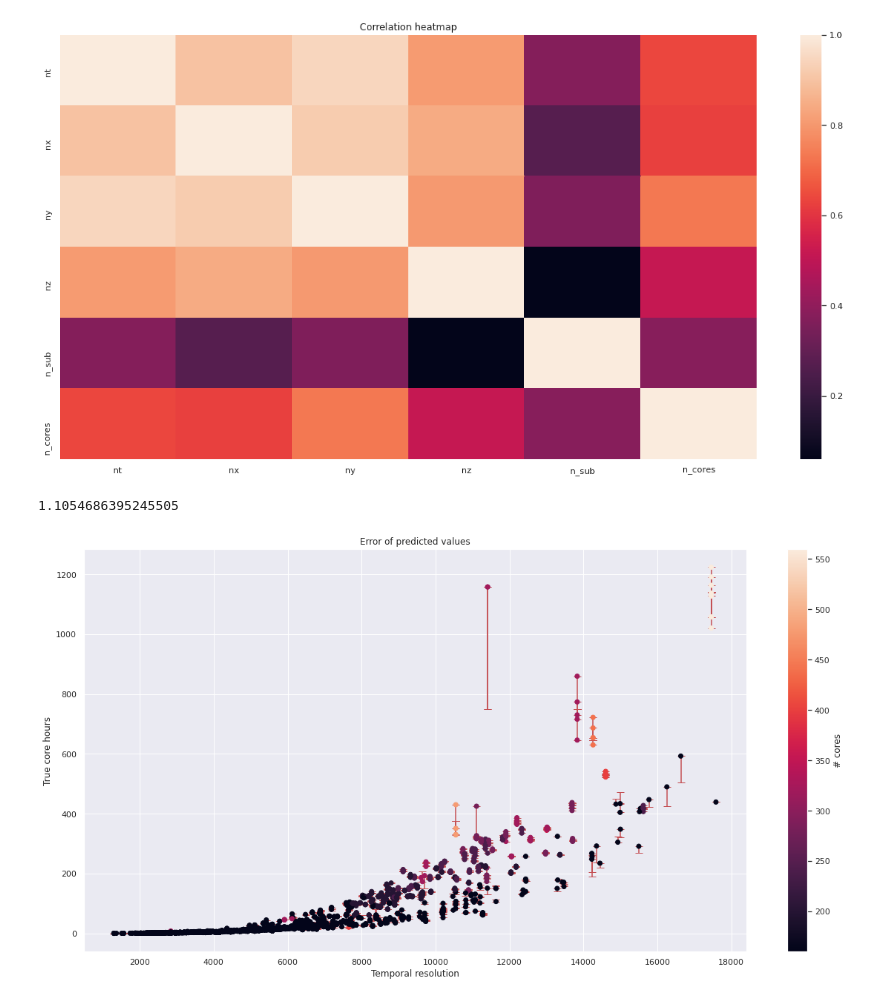
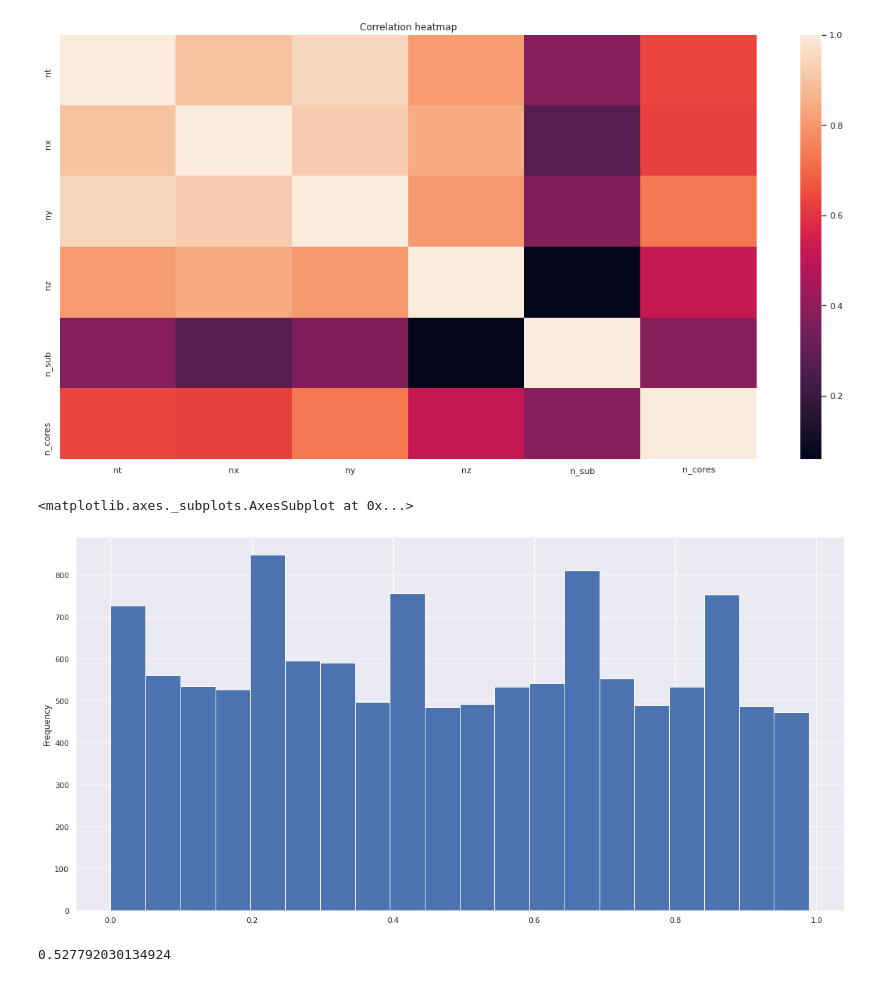
Before and after one commit to neon-ninja/nzrse_hackathon_2020, a Jupyter notebook: train.ipynb, the cells around one changed output. Drawn from its saved outputs; the diff is of its cells as text; code cells hidden in the pictures.

```diff
--- a/train.ipynb
+++ b/train.ipynb
@@ -74,23 +72,17 @@ plt.title("Correlation heatmap")
 # %% [output]
 Text(0.5, 1.0, 'Correlation heatmap')
 [figure]
+# %%
+minutes = y.mod(1)
+minutes.plot(kind="hist", bins=20)
+# %% [output]
+<matplotlib.axes._subplots.AxesSubplot at 0x...>
+[figure, added]
 # %%
+np.random.seed(1337)
 xtrain, xtest, ytrain, ytest = train_test_split(df, y)
-model = XGBRegressor()
+model = RandomForestQuantileRegressor()
 model.fit(xtrain, ytrain)
-quantile_loss(ytest, model.predict(xtest))
+quantile_loss(ytest, model.predict(xtest, quantile=92))
 # %% [output]
-1.1054686395245505
+0.527792030134924
-# %%
-quantile = 0.9
-pred = model.predict(xtest)
-errors = np.maximum((ytest - pred) * quantile, (pred - ytest) * (1.0 - quantile))
-plt.scatter(xtest.nt, ytest, c=xtest.n_cores, zorder=10) # errors seem to increase with higher core_hours
-plt.errorbar(xtest.nt, ytest, yerr=[np.zeros_like(errors), pred - ytest], fmt='none', ecolor = 'r', capsize=5) # errors seem to increase with higher core_hours
-plt.title("Error of predicted values")
-plt.xlabel("Temporal resolution")
-plt.ylabel("True core hours")
-cbar = plt.colorbar()
-cbar.set_label("# cores")
-# %% [output]
-[figure, removed]
```
Also changed, not shown: parts of 7 cells of this notebook, 3 other files.
